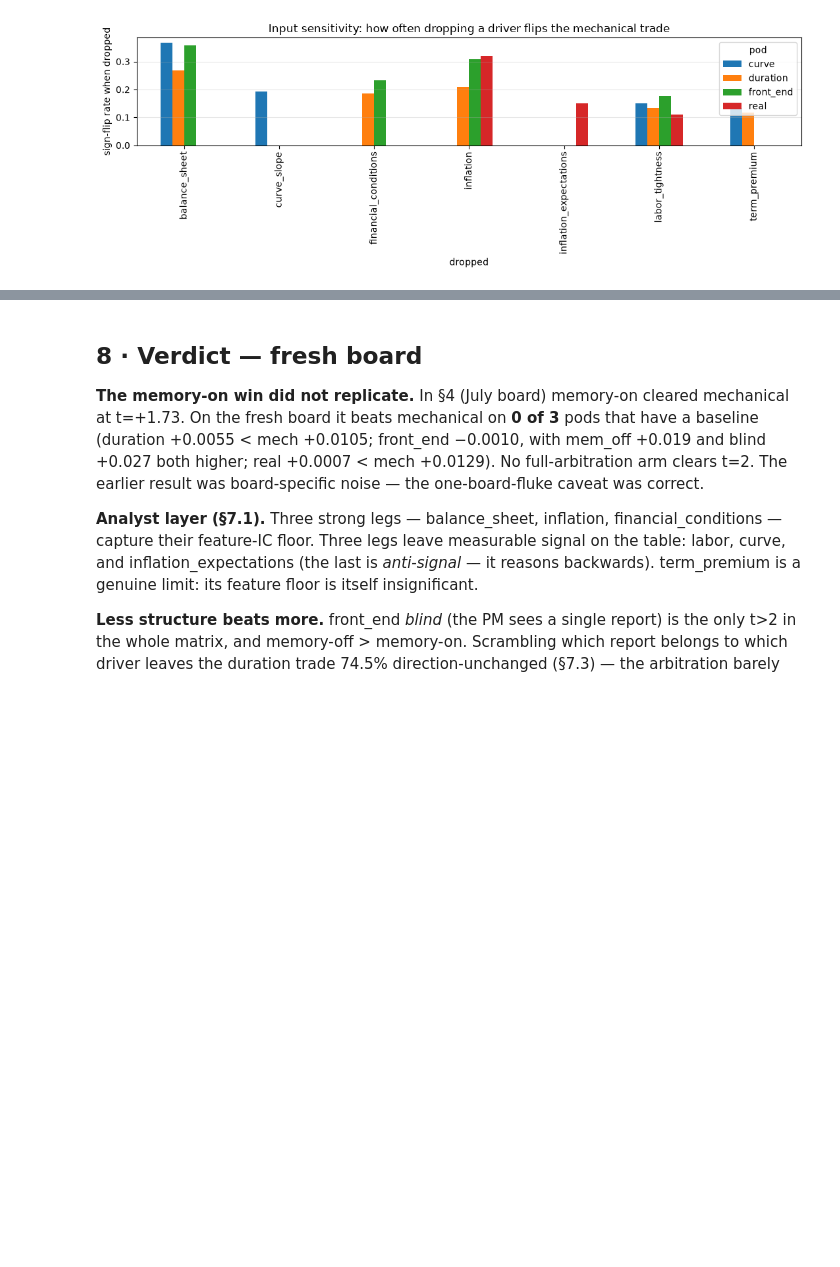
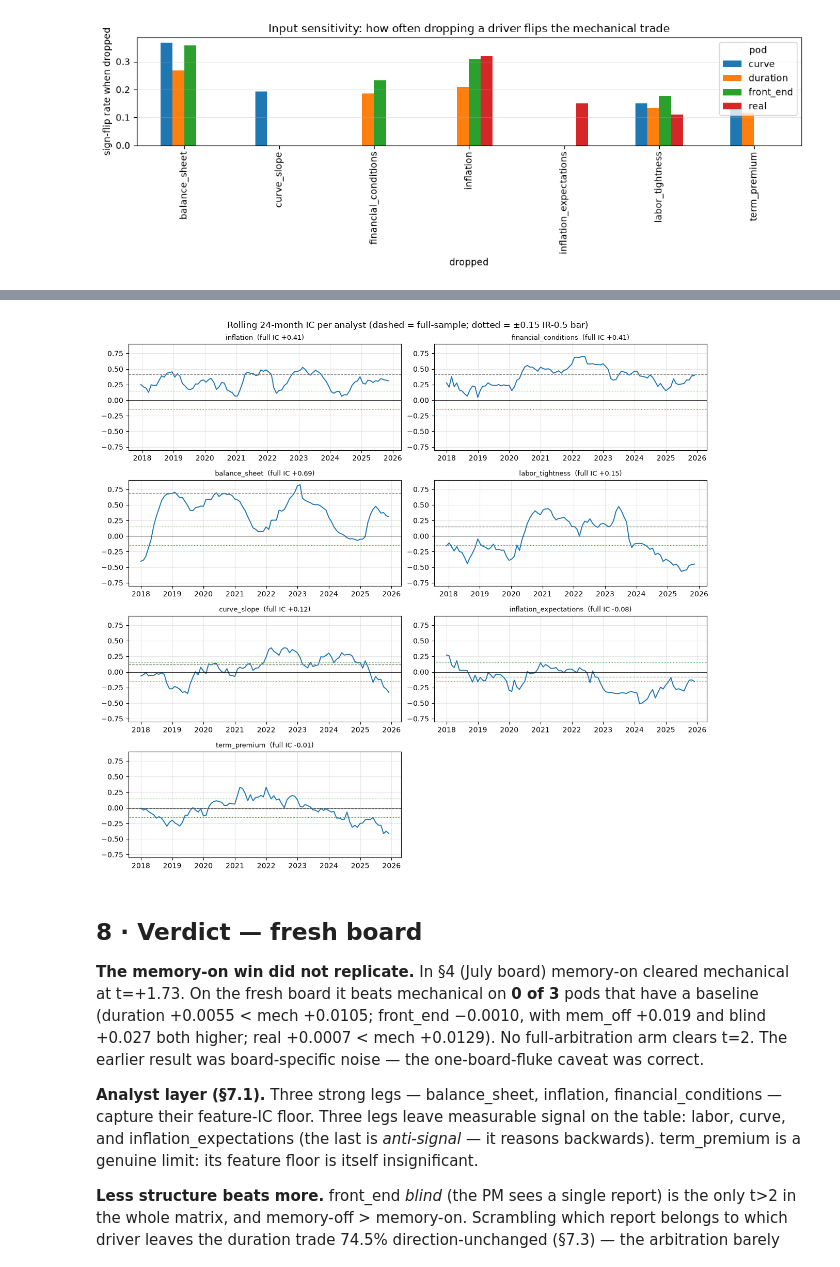
Before and after one commit to charishma005/Blackrock_UCB_MFE_Industry_Project, a Jupyter notebook: notebooks/pm_trade_evaluation.ipynb, the cells around one changed output, grey strips where cells are left out. Drawn from its saved outputs; the diff is of its cells as text; code cells hidden in the pictures; blank space fills up the shorter version.

```diff
--- a/notebooks/pm_trade_evaluation.ipynb
+++ b/notebooks/pm_trade_evaluation.ipynb
@@ -716,3 +720,30 @@ sensitivity.set_index(['pod', 'dropped']).sort_values(['pod', 'sign_flip'], asce
+# %%
+# §7.9 · Rolling 24-month IC per analyst.
+from src.layered.evaluation.ic import ICEvaluator
+from src.layered.evaluation.runs import load_run
+def rolling_ic(signed, level, window=24, steps=1):
+    ev = ICEvaluator(level, steps=steps); out = ev.outcome
+    pair = pd.concat([signed.rename('s'), out.rename('o')], axis=1).dropna()
+    v = [np.nan] * len(pair)
+    for i in range(window - 1, len(pair)):
+        w = pair.iloc[i - window + 1:i + 1]
+        v[i] = w['s'].rank().corr(w['o'].rank())
+    return pd.Series(v, index=pair.index)
+fig, axes = plt.subplots(4, 2, figsize=(12, 11)); axes = axes.ravel()
+for ax, d in zip(axes, DRIVERS):
+    r = load_run(f'../reports/ab/{d}_on.jsonl')
+    ric = rolling_ic(r.signed, r.level, 24)
+    full = ICEvaluator(r.level).evaluate(r.signed).as_row()['ic']
+    ax.plot(ric.index, ric.values, color='tab:blue', lw=1.4)
+    ax.axhline(0, color='k', lw=.6)
+    ax.axhline(0.15, color='tab:green', ls=':', lw=.8); ax.axhline(-0.15, color='tab:red', ls=':', lw=.8)
+    ax.axhline(full, color='0.5', ls='--', lw=.9)
+    ax.set_title(f'{d}  (full IC {full:+.2f})', fontsize=9); ax.set_ylim(-0.8, 0.9); ax.grid(alpha=.3)
+for extra in axes[len(DRIVERS):]: extra.axis('off')
+fig.suptitle('Rolling 24-month IC per analyst (dashed = full-sample; dotted = ±0.15 IR-0.5 bar)')
+plt.tight_layout()
+# %% [output]
+[figure, added]
 # %% [markdown]
 ## 8 · Verdict — fresh board
 
```
Also changed, not shown: parts of 1 cell of this notebook.
